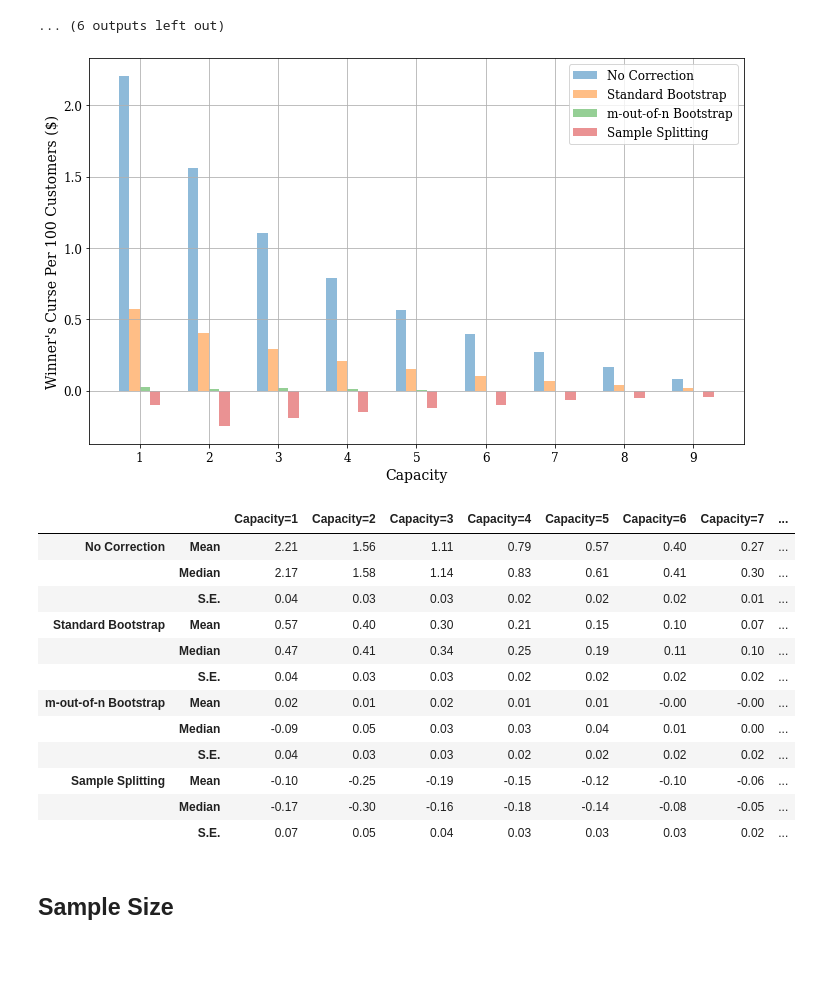
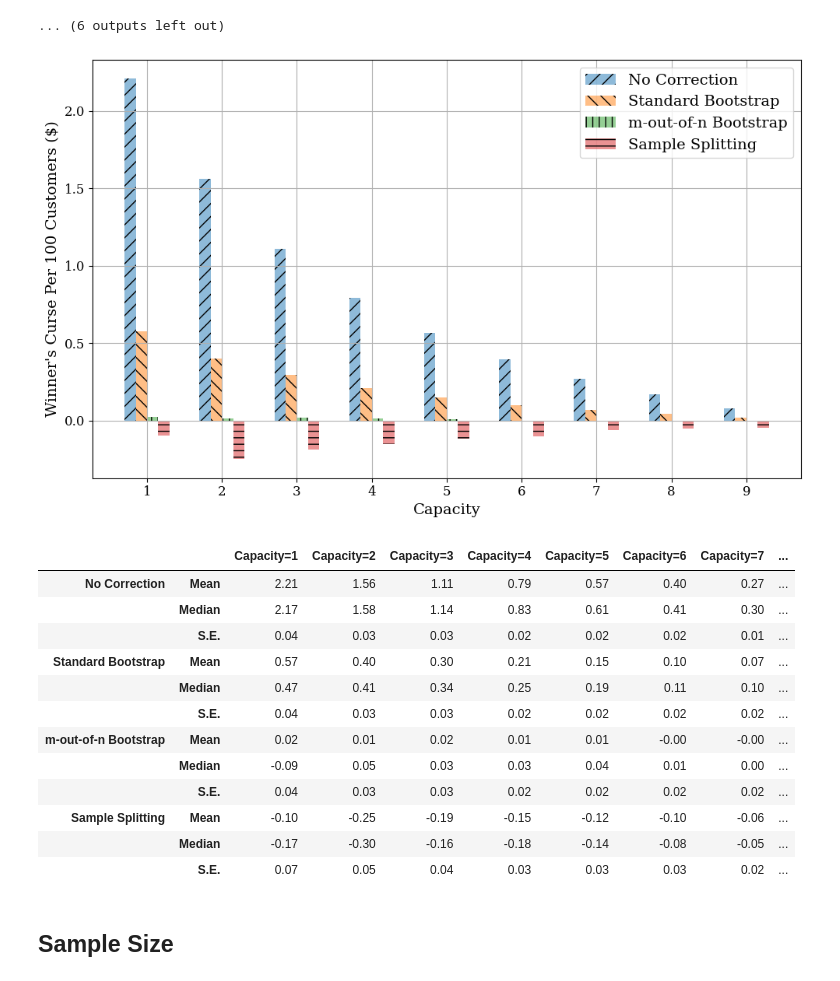
Before and after one commit to iamsikun/winners-curse, a Jupyter notebook: notebooks/structural.ipynb, the cells around one changed output. Cells and saved outputs as stored; diff of their text form; code cells hidden in the pictures; blank space fills up the shorter version.

```diff
--- a/notebooks/structural.ipynb
+++ b/notebooks/structural.ipynb
@@ -23,7 +19,7 @@ import seaborn as sns
 # visualization params
 # label size
 tick_label_size = 12
-legend_label_size = 12
+legend_label_size = 14
 axis_label_size = 14
 title_size = 18
 # font
@@ -1334,7 +1330,7 @@ Running 500 experiments...
 # with open('results/mnl_assort_capacity.pkl', 'wb') as f:
 #     pickle.dump(capacity_result_dict, f)
 
-with open('results/mnl_assort_capacity.pkl', 'rb') as f:
+with open('../results/mnl_assort_capacity.pkl', 'rb') as f:
     capacity_result_dict = pickle.load(f)
 # %%
 # parameters
@@ -1413,39 +1409,41 @@ n_estimators = len(estimators_dict.keys())
 bar_positions = np.arange(len(capacity_list))
 bar_width = 0.15 * n_estimators
 
+hatch_patterns = ['//', '\\\\', '||', '--']
 
 # plot the bars
 for idx, estimator in enumerate(estimator_names):
 
     bar_values = [data[p][estimator]['Mean'] for p in capacity_list]
 
     ax.bar(
         bar_positions - bar_width / 2 + idx * bar_width / n_estimators + bar_width / 2 / n_estimators,
         bar_values,
         # yerr=bar_errors,
-        capsize=5, label=estimator, alpha=0.5, width=bar_width / n_estimators
+        capsize=5, label=estimator, alpha=0.5, width=bar_width / n_estimators,
+        hatch=hatch_patterns[idx]
     )
 
 ax.set_xlabel(r'Capacity', fontsize=axis_label_size)
 ax.set_ylabel('Winner\'s Curse Per 100 Customers (\$)', fontsize=axis_label_size)
 ax.set_xticks(
     np.arange(len(capacity_list)), labels=capacity_list,
 )
 ax.tick_params(axis='both', labelsize=tick_label_size)
 ax.legend(fontsize=legend_label_size)
 ax.grid()
 plt.tight_layout()
-plt.savefig('figures/mnl_assort_capacity.jpg')
+plt.savefig('../figures/mnl_assort_capacity.pdf')
 plt.show()
 
 # delete all variables in this cell
 # del data, estimator_names, df_data, estimator, idx, bar_positions, bar_width, bar_values, bar_errors, n_estimators, optimizer_key
 # del result_dict
 
 # Display the DataFrame
 wc_stats_df.round(2)
 # %% [output]
-[figure, old version]
+[figure, new version]
 |  |  | Capacity=1 | Capacity=2 | Capacity=3 | Capacity=4 | Capacity=5 | Capacity=6 | Capacity=7 | ... |
 | No Correction | Mean | 2.21 | 1.56 | 1.11 | 0.79 | 0.57 | 0.40 | 0.27 | ... |
 |  | Median | 2.17 | 1.58 | 1.14 | 0.83 | 0.61 | 0.41 | 0.30 | ... |
```
Also changed, not shown: parts of 3 cells of this notebook, 20 other files.
